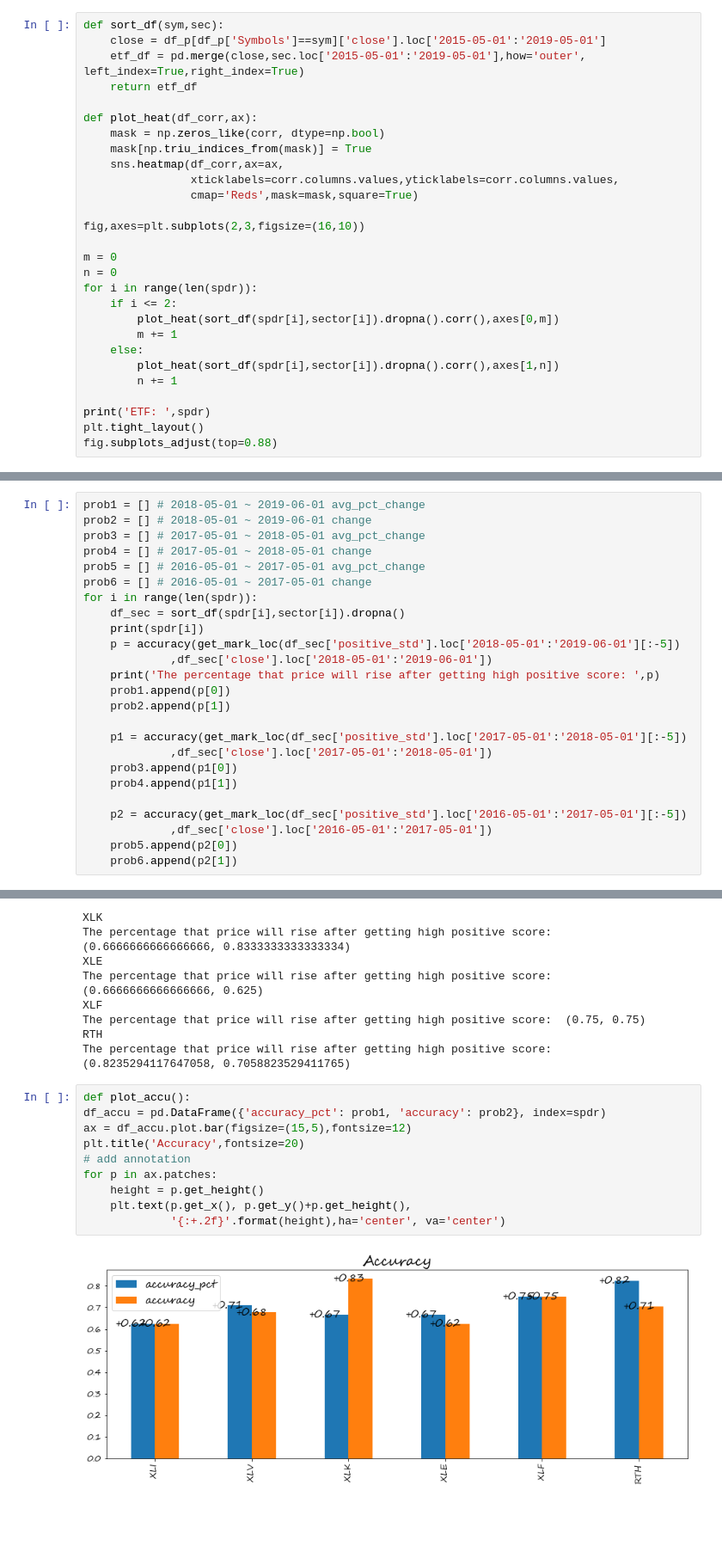
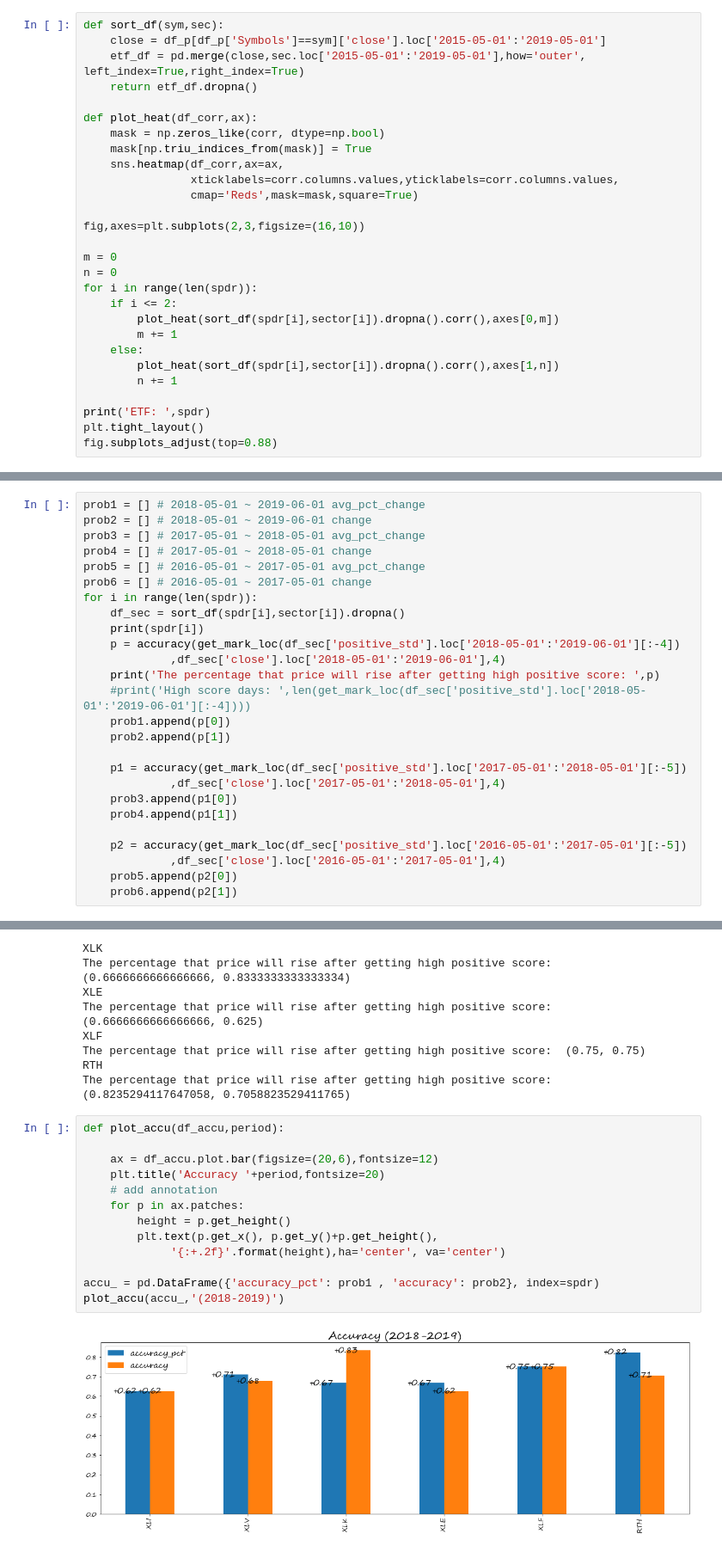
Before and after one commit to elvish7/datascience, a Jupyter notebook: Market_Sentiment_Analysis(Final Project)/Analysis/sentiment_effect.ipynb, the cells around one changed output, grey strips where cells are left out. Shown at 86% size. Drawn from its saved outputs; the diff is of its cells as text; blank space fills up the shorter version.

```diff
--- a/Market_Sentiment_Analysis(Final Project)/Analysis/sentiment_effect.ipynb
+++ b/Market_Sentiment_Analysis(Final Project)/Analysis/sentiment_effect.ipynb
@@ -334,7 +327,7 @@ industrial.head()
 def sort_df(sym,sec):
     close = df_p[df_p['Symbols']==sym]['close'].loc['2015-05-01':'2019-05-01']
     etf_df = pd.merge(close,sec.loc['2015-05-01':'2019-05-01'],how='outer', left_index=True,right_index=True)
-    return etf_df
+    return etf_df.dropna()
 
 def plot_heat(df_corr,ax):
     mask = np.zeros_like(corr, dtype=np.bool)
@@ -436,19 +429,20 @@ prob6 = [] # 2016-05-01 ~ 2017-05-01 change
 for i in range(len(spdr)):
     df_sec = sort_df(spdr[i],sector[i]).dropna()
     print(spdr[i])
-    p = accuracy(get_mark_loc(df_sec['positive_std'].loc['2018-05-01':'2019-06-01'][:-5])
-             ,df_sec['close'].loc['2018-05-01':'2019-06-01'])
+    p = accuracy(get_mark_loc(df_sec['positive_std'].loc['2018-05-01':'2019-06-01'][:-4])
+             ,df_sec['close'].loc['2018-05-01':'2019-06-01'],4)
     print('The percentage that price will rise after getting high positive score: ',p)
+    #print('High score days: ',len(get_mark_loc(df_sec['positive_std'].loc['2018-05-01':'2019-06-01'][:-4])))
     prob1.append(p[0])
     prob2.append(p[1])
 
     p1 = accuracy(get_mark_loc(df_sec['positive_std'].loc['2017-05-01':'2018-05-01'][:-5])
-             ,df_sec['close'].loc['2017-05-01':'2018-05-01'])
+             ,df_sec['close'].loc['2017-05-01':'2018-05-01'],4)
     prob3.append(p1[0])
     prob4.append(p1[1])
 
     p2 = accuracy(get_mark_loc(df_sec['positive_std'].loc['2016-05-01':'2017-05-01'][:-5])
-             ,df_sec['close'].loc['2016-05-01':'2017-05-01'])
+             ,df_sec['close'].loc['2016-05-01':'2017-05-01'],4)
     prob5.append(p2[0])
     prob6.append(p2[1])
 # %% [output]
@@ -465,14 +459,17 @@ The percentage that price will rise after getting high positive score:  (0.75, 0
 RTH
 The percentage that price will rise after getting high positive score:  (0.8235294117647058, 0.7058823529411765)
 # %%
-def plot_accu():
-df_accu = pd.DataFrame({'accuracy_pct': prob1, 'accuracy': prob2}, index=spdr)
-ax = df_accu.plot.bar(figsize=(15,5),fontsize=12)
-plt.title('Accuracy',fontsize=20)
-# add annotation
-for p in ax.patches:
-    height = p.get_height()
-    plt.text(p.get_x(), p.get_y()+p.get_height(),
+def plot_accu(df_accu,period):
+
+    ax = df_accu.plot.bar(figsize=(20,6),fontsize=12)
+    plt.title('Accuracy '+period,fontsize=20)
+    # add annotation
+    for p in ax.patches:
+        height = p.get_height()
+        plt.text(p.get_x(), p.get_y()+p.get_height(),
              '{:+.2f}'.format(height),ha='center', va='center')
+
+accu_ = pd.DataFrame({'accuracy_pct': prob1 , 'accuracy': prob2}, index=spdr)
+plot_accu(accu_,'(2018-2019)')
 # %% [output]
-[figure, old version]
+[figure, new version]
```
Also changed, not shown: parts of 7 cells of this notebook.
